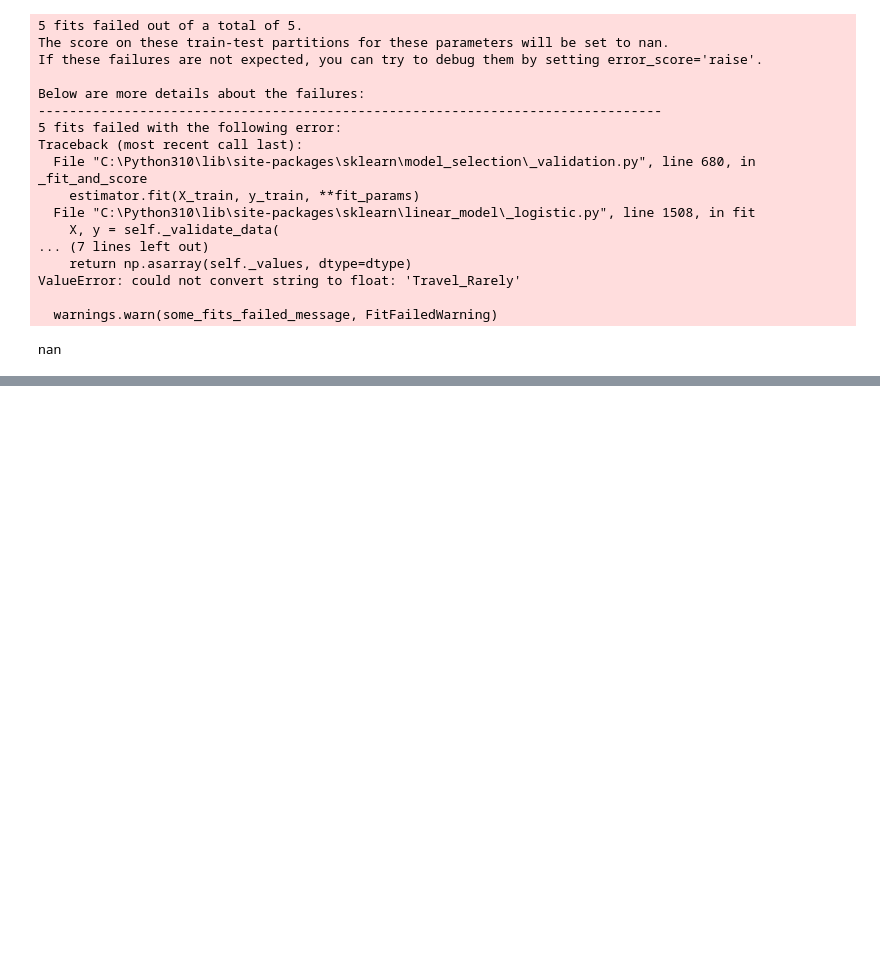
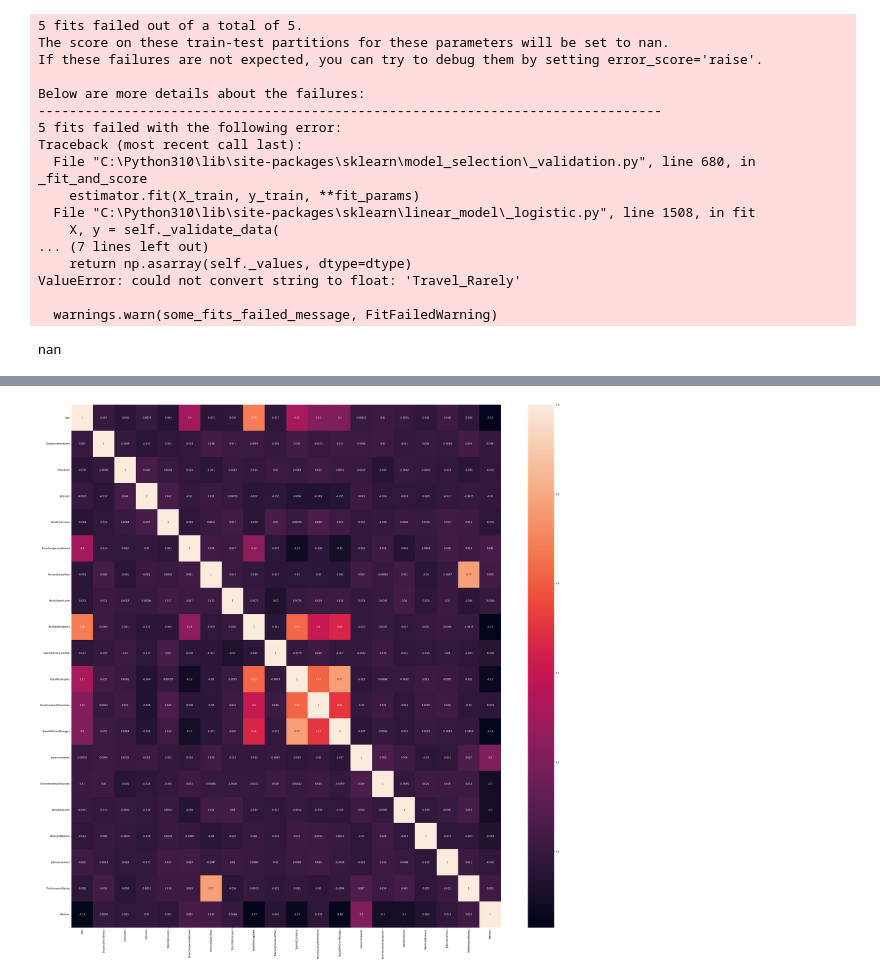
Before and after one commit to Plexiglace-EL/projet-IA, a Jupyter notebook: Model.ipynb, the cells around one changed output, grey strips where cells are left out. Saved outputs shown, nothing was run; the diff lists cells and outputs as text; code cells hidden in the pictures; blank space fills up the shorter version.

```diff
--- a/Model.ipynb
+++ b/Model.ipynb
@@ -147,16 +175,10 @@ dtype: int64
 # %%
 
-for i in general.columns:
-       general[i] = general[i].fillna(0)
-X = general.loc[:, ['Age', 'BusinessTravel', 'Department',
-       'DistanceFromHome', 'Education', 'EducationField', 'EmployeeCount',
-       'Gender', 'JobLevel', 'JobRole', 'MaritalStatus', 'MonthlyIncome',
-       'NumCompaniesWorked', 'Over18', 'PercentSalaryHike', 'StandardHours',
-       'StockOptionLevel', 'TotalWorkingYears', 'TrainingTimesLastYear',
-       'YearsAtCompany', 'YearsSinceLastPromotion', 'YearsWithCurrManager',
-       'mean-timework', 'EnvironmentSatisfaction', 'JobSatisfaction',
-       'WorkLifeBalance', 'JobInvolvement', 'PerformanceRating']]
+# for i in general.columns:
+#        general[i] = general[i].fillna(0)
+X = general.loc[:, :]
 
 
 # ['BusinessTravel', 'Department', 'EducationField', 'Gender', 'JobRole', 'MaritalStatus', 'Over18']
 y = general.Attrition
+X = X.drop(columns=['EmployeeID', 'EmployeeCount', 'Attrition'], axis=1)
@@ -294,0 +319,7 @@ ValueError: could not convert string to float: 'Travel_Rarely'
+# %%
+X_corr = X.loc[:, num_attribs]
+X_corr = X_corr.drop(columns=['StandardHours'])
+X_corr['Attrition'] = y.copy()
+X_corr = personnal_encoder(X_corr, 'Attrition')
+
+X_corr.head()
@@ -294,0 +333,7 @@ ValueError: could not convert string to float: 'Travel_Rarely'
+# %%
+import seaborn as sns
+plt.figure(figsize = (40,40))
+sns.heatmap(X_corr.corr(method='pearson'), annot= True)
+plt.show()
+# %% [output]
+[figure, added]
```
Also changed, not shown: parts of 15 cells of this notebook.
